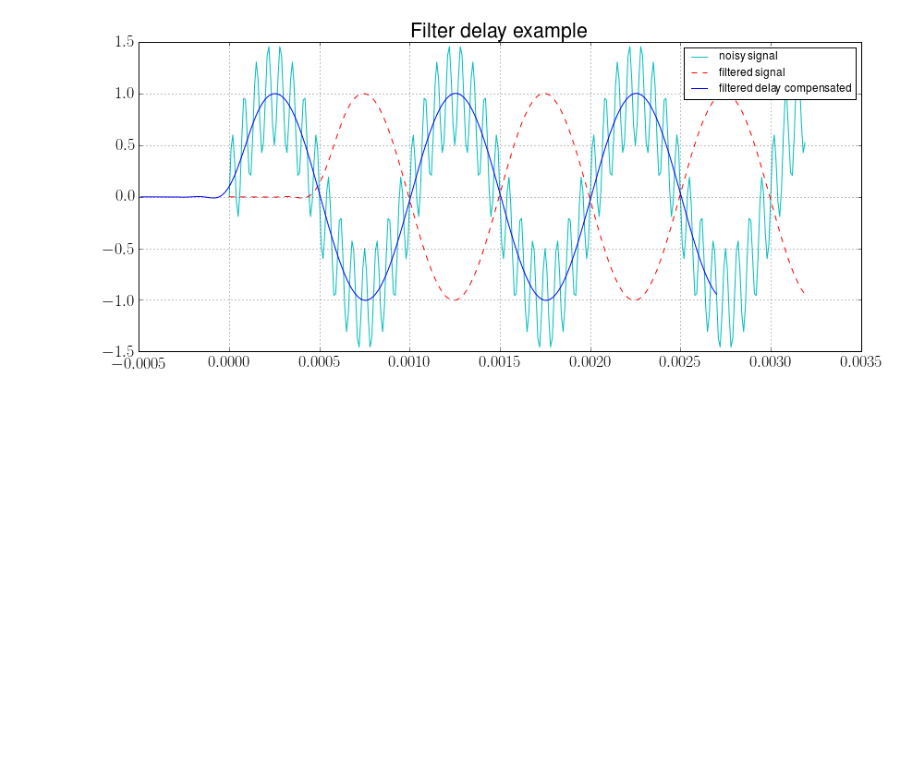
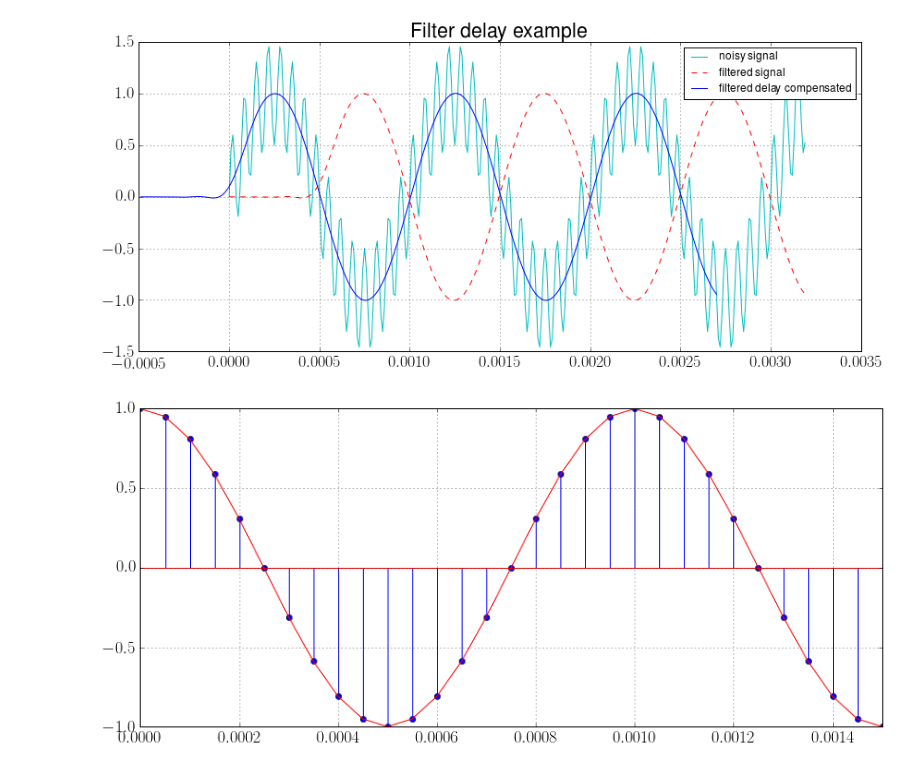
Before and after one commit to matgyver/Radiometer-SDR-Thesis, a Jupyter notebook: Experiments/Exp4/radiometer_experiment_4.ipynb, the cells around one changed output. Saved outputs shown, nothing was run; the diff lists cells and outputs as text; code cells hidden in the pictures; blank space fills up the shorter version.

```diff
--- a/Experiments/Exp4/radiometer_experiment_4.ipynb
+++ b/Experiments/Exp4/radiometer_experiment_4.ipynb
@@ -616,3 +616,31 @@ fig.savefig("demo_filter_delay.png", dpi=300)
 # %% [output]
 0.00049
 [figure]
+# %%
+from numpy import sin, arange, pi
+from scipy.signal import lfilter, firwin
+from pylab import figure, plot, grid, show
+
+fs = 20000
+t = numpy.arange(0, .002, 1.0/fs)
+f0 = 1000
+phi = np.pi/2
+A = 1
+x = A * numpy.sin(2 * numpy.pi * f0 * t + phi)
+
+fig = plt.figure(figsize=(14,6), dpi=300)
+
+stem(t,x,'b-',label='Discrete Signal')
+plt.plot(t, x,'r-',label='Analog Signal')
+plt.axis([0, .0015, -1, 1])
+#plt.xlabel('Time')
+#plt.ylabel('Amplitude')
+
+#legend(loc='upper right',prop={'size':12})
+#title('Discrete and analog signal')
+grid(True)
+
+fig.savefig("discrete_signal.pdf", dpi=300)
+fig.savefig("discrete_signal.png", dpi=300)
+# %% [output]
+[figure, added]
```
Also changed, not shown: 25 other files.
